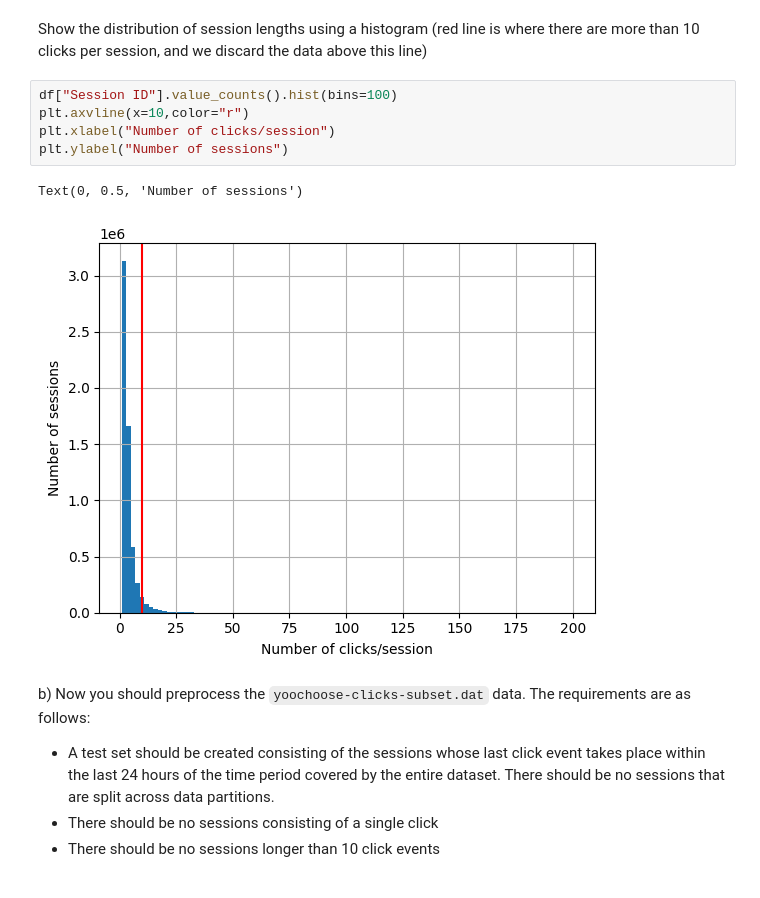
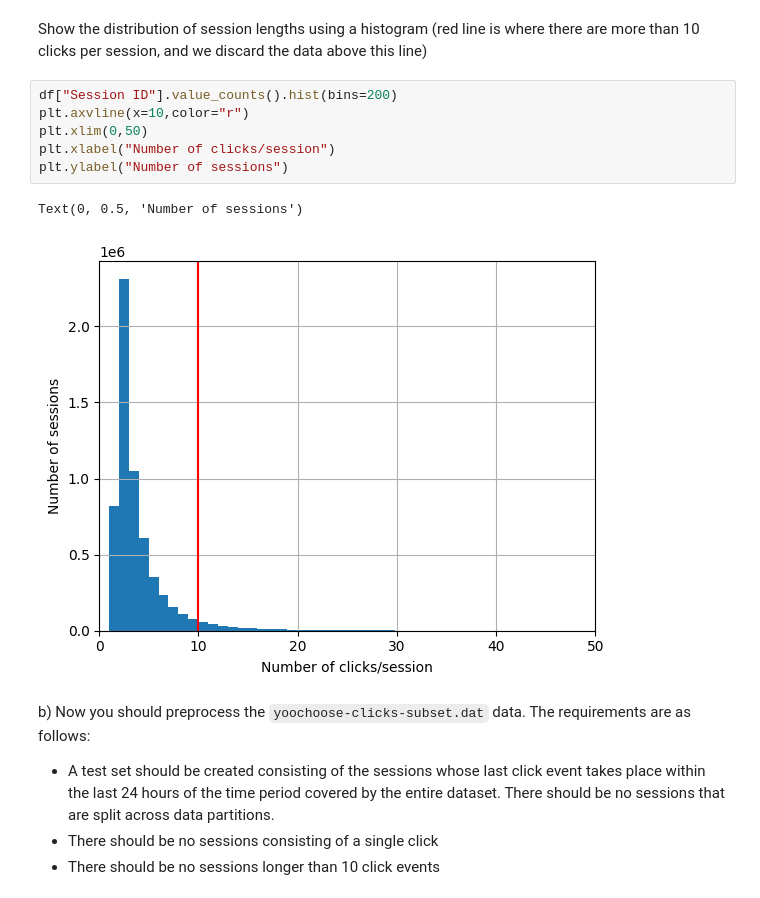
Before and after one commit to Gautam-Chauhan/deep_learning_cw1, a Jupyter notebook: cw1_02200568.ipynb, the cells around one changed output. Saved outputs shown, nothing was run; the diff lists cells and outputs as text.

```diff
--- a/cw1_02200568.ipynb
+++ b/cw1_02200568.ipynb
@@ -123,13 +123,14 @@ summary_df.head(3)
 # %% [markdown]
 Show the distribution of session lengths using a histogram (red line is where there are more than 10 clicks per session, and we discard the data above this line)
 # %%
-df["Session ID"].value_counts().hist(bins=100)
+df["Session ID"].value_counts().hist(bins=200)
 plt.axvline(x=10,color="r")
+plt.xlim(0,50)
 plt.xlabel("Number of clicks/session")
 plt.ylabel("Number of sessions")
 # %% [output]
 Text(0, 0.5, 'Number of sessions')
-[figure, old version]
+[figure, new version]
 # %% [markdown]
 b) Now you should preprocess the `yoochoose-clicks-subset.dat` data. The requirements are as follows:
 
```
Also changed, not shown: parts of 31 cells of this notebook.
